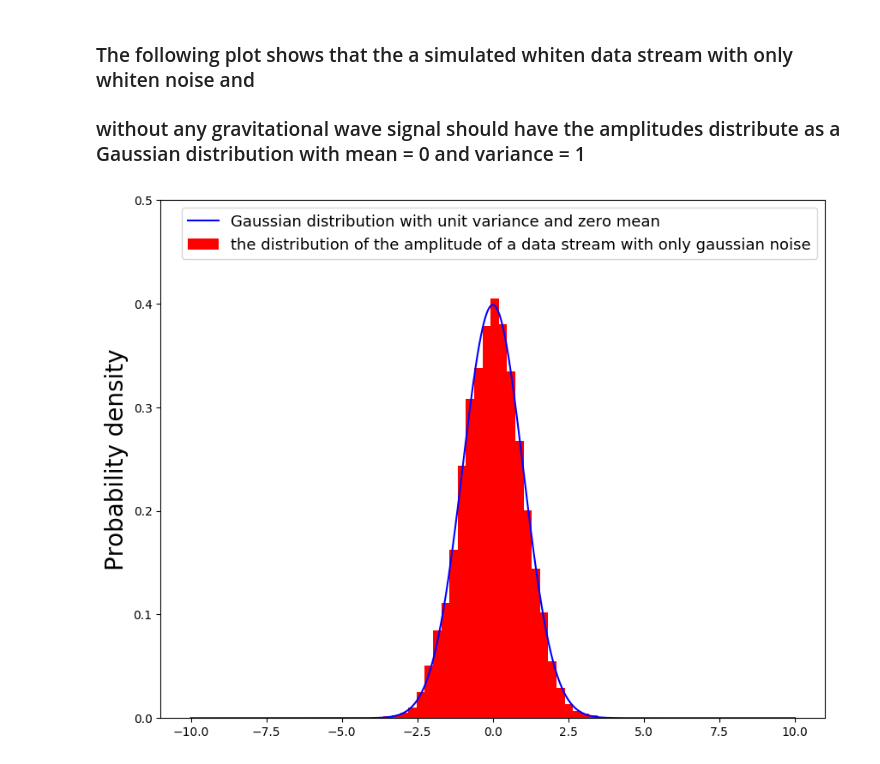
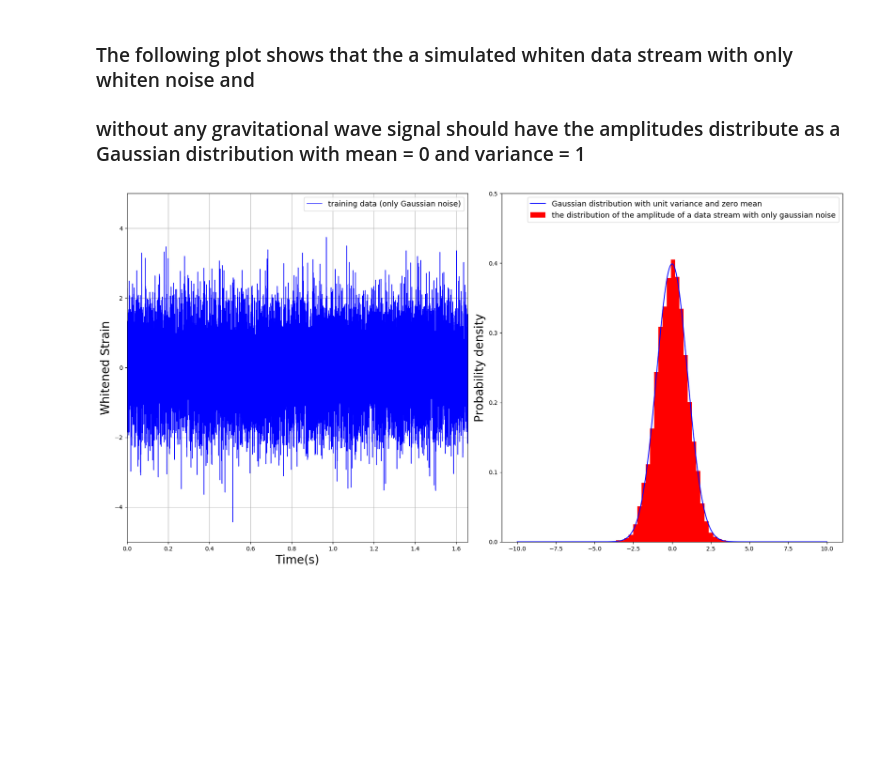
Before and after one commit to manleongchan/SNeML, a Jupyter notebook: Jan-22-2019-displayofdata.ipynb, the cells around one changed output. Saved outputs shown, nothing was run; the diff lists cells and outputs as text; code cells hidden in the pictures; blank space fills up the shorter version.

Commit message:
Add page showing training data

```diff
--- a/Jan-22-2019-displayofdata.ipynb
+++ b/Jan-22-2019-displayofdata.ipynb
@@ -413,15 +413,35 @@ plt.show()
 ### The following plot shows that the a simulated whiten data stream with only whiten noise and
 ### without any gravitational wave signal should have the amplitudes distribute as a Gaussian distribution with mean = 0 and variance = 1
 # %%
-fig=plt.figure(figsize=(10, 8), dpi= 100, facecolor='w', edgecolor='k')
+fig = plt.figure(figsize=(22,11), dpi= 100, facecolor='w', edgecolor='k')
+plt.subplots_adjust(left=None, bottom=None, right=None, top=None, wspace=0.1, hspace=None)
+nrows = 1
+ncols = 2
+fontsize = 20
+
+ax = fig.add_subplot(nrows, ncols, 1)
+
+ax.plot(ts, show_data[22], linewidth = 1, color = 'b', label = 'training data (only Gaussian noise)')
+
+ax.legend(loc ='upper right', fontsize=  13)
+ax.grid()
+ax.set_xlim([ts[0], ts[-1]])
+ax.set_ylim([-5, 5])
+
+ax.set_xlabel('Time(s)', fontsize = fontsize)
+ax.set_ylabel('Whitened Strain', fontsize = fontsize)
+
+
+ax = fig.add_subplot(nrows, ncols, 2)
+
 gd = stats.norm(0,1)
 x = np.linspace(-10, 10, 1000)
 y = gd.pdf(x)
-plt.plot(x,y, color = 'b', label = 'Gaussian distribution with unit variance and zero mean')
-plt.hist(show_data[22], bins = 30, density=True, label = 'the distribution of the amplitude of a data stream with only gaussian noise', color= 'r')
-plt.legend(loc ='upper right', fontsize=  13)
-plt.ylim([0,0.5])
-plt.ylabel('Probability density', fontsize = 20)
+ax.plot(x,y, color = 'b', label = 'Gaussian distribution with unit variance and zero mean')
+ax.hist(show_data[22], bins = 30, density=True, label = 'the distribution of the amplitude of a data stream with only gaussian noise', color= 'r')
+ax.legend(loc ='upper right', fontsize=  13)
+ax.set_ylim([0,0.5])
+ax.set_ylabel('Probability density', fontsize = 20)
 plt.show()
 # %% [output]
-[figure, old version]
+[figure, new version]
```
